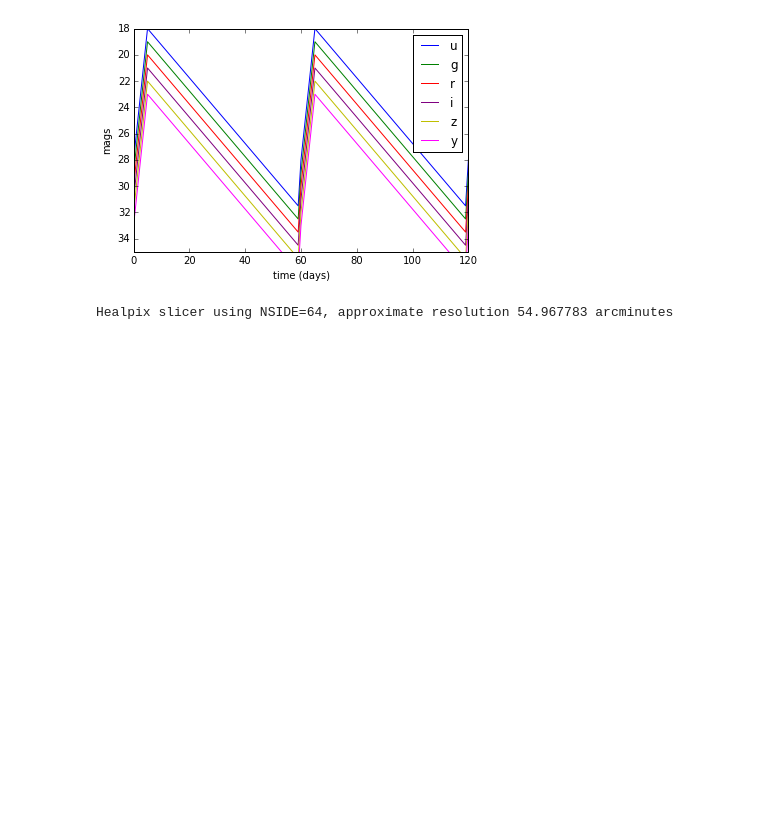
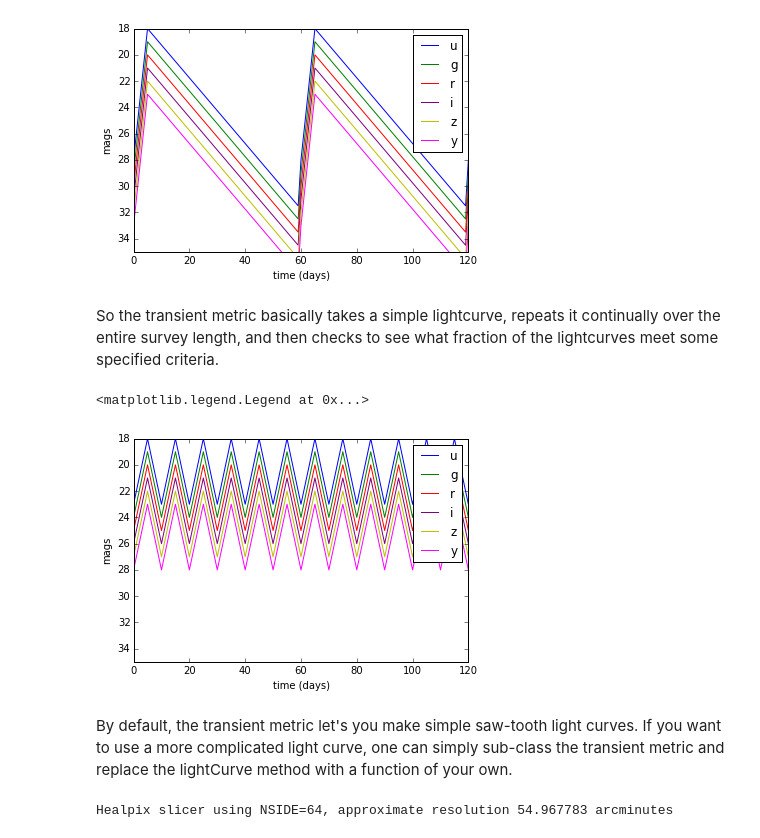
Before and after one commit to amnferguson/sims_maf_notebooks, a Jupyter notebook: notebooks/transientExample.ipynb, the cells around one changed output. Drawn from its saved outputs; the diff is of its cells as text; code cells hidden in the pictures; blank space fills up the shorter version.

Commit message:
updated transient example

```diff
--- a/notebooks/transientExample.ipynb
+++ b/notebooks/transientExample.ipynb
@@ -13,18 +13,17 @@ import lsst.sims.maf.db as db
 # Let's look at how the transient metric makes light curves
 peaks = {'uPeak':18, 'gPeak':19, 'rPeak':20, 'iPeak':21, 'zPeak':22,'yPeak':23}
 colors = ['b','g','r','purple','y','magenta','k']
-filters = ['u','g','r','i','z','y']
+filterNames = ['u','g','r','i','z','y']
 
-#filters = ['r']
-#colors = 'r'
-transMetric = metrics.TransientMetric(riseSlope=-2., declineSlope=0.25, transDuration=60.,
-                                 peakTime=5., metricName='Alert', **peaks)
+transDuration = 60. # Days
+transMetric = metrics.TransientMetric(riseSlope=-2., declineSlope=0.25,
+                                      transDuration=transDuration, peakTime=5., **peaks)
 
 
 times = np.arange(0.,121,1)
-for filterName, color in zip(filters,colors):
+for filterName, color in zip(filterNames,colors):
     filters = np.array([filterName]*times.size)
-    lc = transMetric.lightCurve(times % 60.,filters)
+    lc = transMetric.lightCurve(times % transDuration,filters)
     plt.plot(times,lc, color, label=filterName)
 plt.xlabel('time (days)')
 plt.ylabel('mags')
@@ -33,6 +32,29 @@ plt.legend()
 # %% [output]
 <matplotlib.legend.Legend at 0x...>
 [figure]
+# %% [markdown]
+So the transient metric basically takes a simple lightcurve, repeats it continually over the entire survey length, and then checks to see what fraction of the lightcurves meet some specified criteria.
+# %%
+# Modify the slopes and duration a bit
+transDuration = 10.
+transMetric = metrics.TransientMetric(riseSlope=-1., declineSlope=1, transDuration=transDuration,
+                                 peakTime=5., **peaks)
+
+
+times = np.arange(0.,121,1)
+for filterName, color in zip(filterNames,colors):
+    filters = np.array([filterName]*times.size)
+    lc = transMetric.lightCurve(times % transDuration,filters)
+    plt.plot(times,lc, color, label=filterName)
+plt.xlabel('time (days)')
+plt.ylabel('mags')
+plt.ylim([35,18])
+plt.legend()
+# %% [output]
+<matplotlib.legend.Legend at 0x...>
+[figure, added]
+# %% [markdown]
+By default, the transient metric let's you make simple saw-tooth light curves.  If you want to use a more complicated light curve, one can simply sub-class the transient metric and replace the lightCurve method with a function of your own.
 # %%
 # Pick a slicer
 slicer = slicers.HealpixSlicer(nside=64)
```
Also changed, not shown: parts of 5 cells of this notebook.
